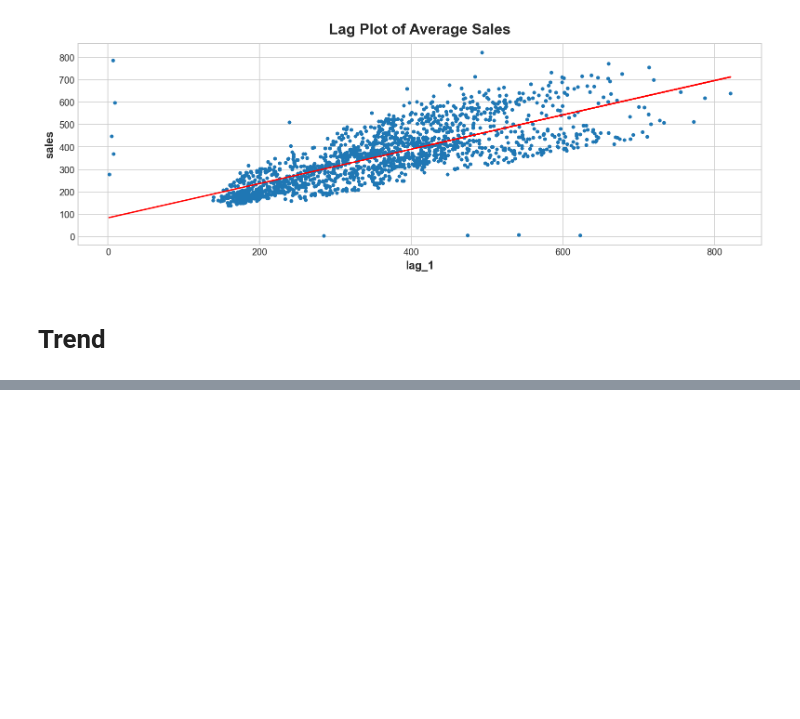
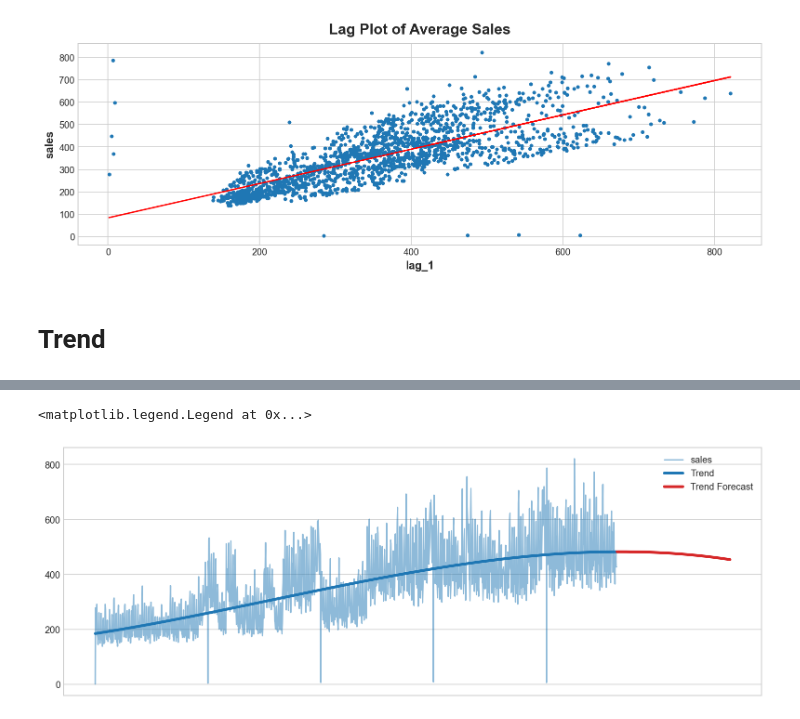
Before and after one commit to AliakbarMehdizadeh/time-series, a Jupyter notebook: Time-Series.ipynb, the cells around one changed output, grey strips where cells are left out. Cells and saved outputs as stored; diff of their text form; code cells hidden in the pictures; blank space fills up the shorter version.

```diff
--- a/Time-Series.ipynb
+++ b/Time-Series.ipynb
@@ -145,0 +178,26 @@ ax.set(ylabel='sales', xlabel='lag_1', title='Lag Plot of Average Sales');
+# %%
+y = average_sales.copy()
+
+# A cubic trend model
+dp = DeterministicProcess(index=y.index, order=3)
+
+# Create the feature set for the dates given in y.index
+X = dp.in_sample()
+
+# Create features for a 365-day forecast.
+X_fore = dp.out_of_sample(steps=365)
+# %%
+model = LinearRegression()
+model.fit(X, y)
+
+y_pred = pd.Series(model.predict(X), index=X.index)
+y_fore = pd.Series(model.predict(X_fore), index=X_fore.index)
+
+plt.plot(X.index, y, alpha=0.5, label='sales')
+plt.plot(X.index, y_pred, linewidth=3, label="Trend", color='C0')
+plt.plot(X_fore.index, y_fore, linewidth=3, label="Trend Forecast", color='C3')
+plt.xticks([])
+plt.legend()
+# %% [output]
+<matplotlib.legend.Legend at 0x...>
+[figure, added]
```
Also changed, not shown: parts of 6 cells of this notebook.
